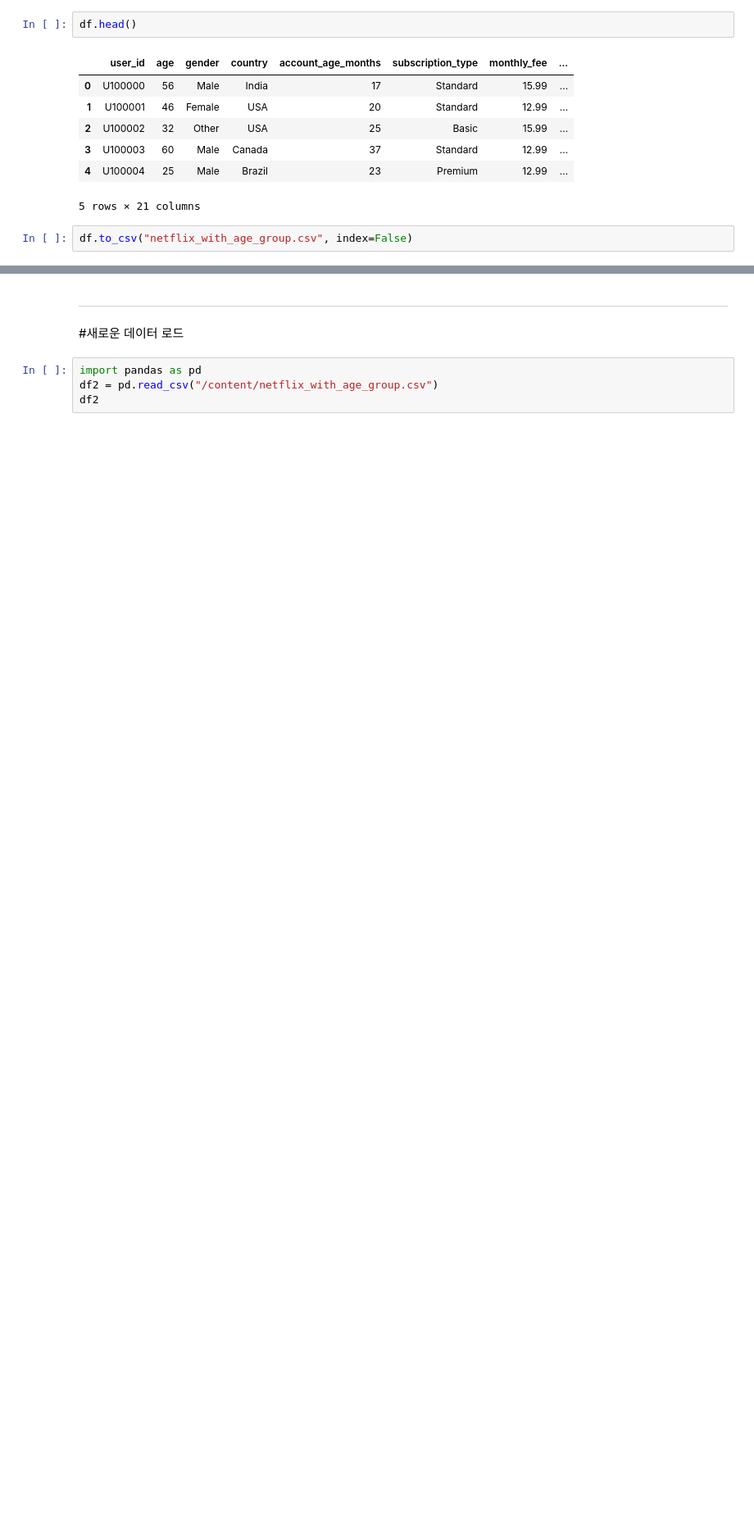
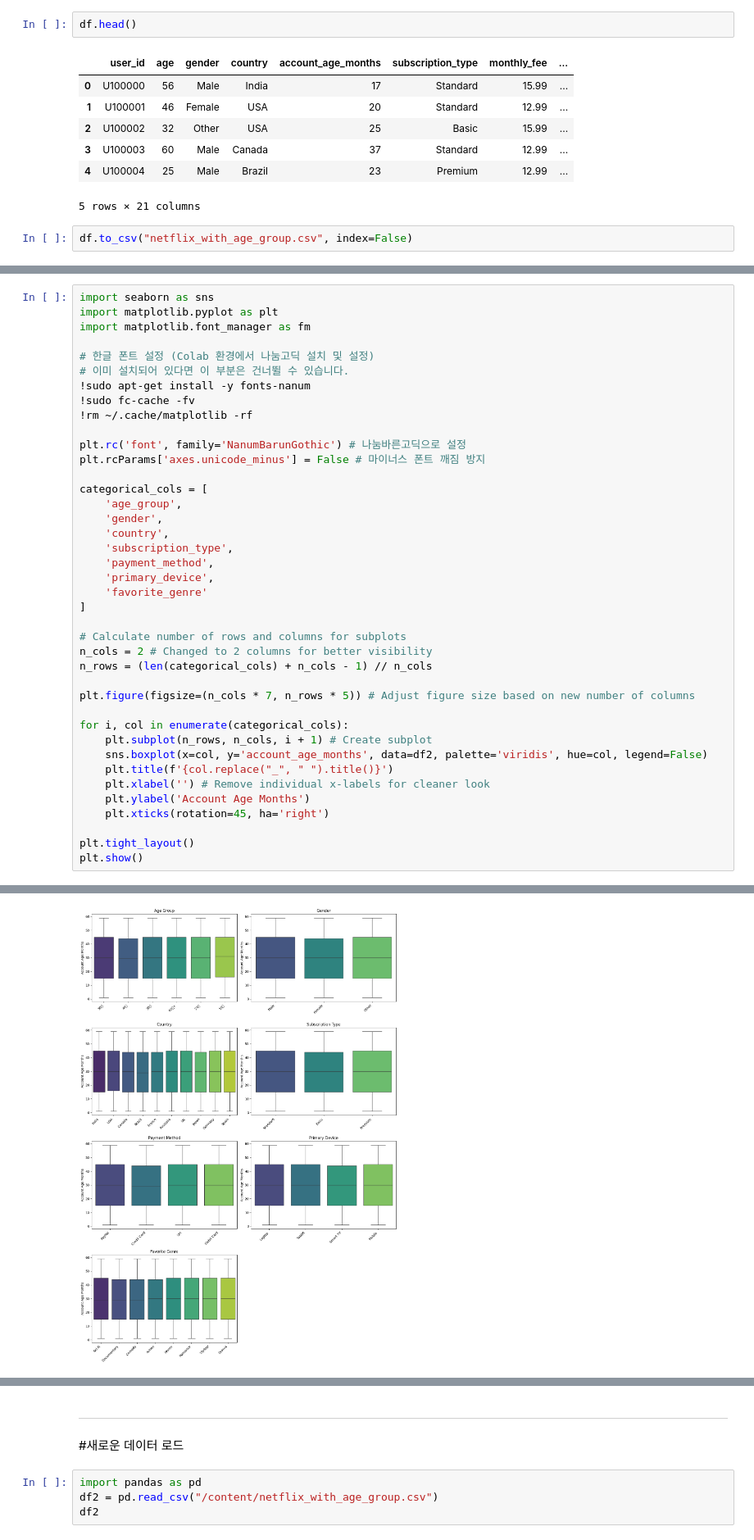
Before and after one commit to DogwonLee/Netflix-User-Behavior, a Jupyter notebook: Netflix.ipynb, the cells around one changed output, grey strips where cells are left out. Shown at 82% size. Drawn from its saved outputs; the diff is of its cells as text; blank space fills up the shorter version.

Commit message:
Colab을 통해 생성됨

```diff
--- a/Netflix.ipynb
+++ b/Netflix.ipynb
@@ -183,0 +222,41 @@ df.to_csv("netflix_with_age_group.csv", index=False)
+# %%
+import seaborn as sns
+import matplotlib.pyplot as plt
+import matplotlib.font_manager as fm
+
+# 한글 폰트 설정 (Colab 환경에서 나눔고딕 설치 및 설정)
+# 이미 설치되어 있다면 이 부분은 건너뛸 수 있습니다.
+!sudo apt-get install -y fonts-nanum
+!sudo fc-cache -fv
+!rm ~/.cache/matplotlib -rf
+
+plt.rc('font', family='NanumBarunGothic') # 나눔바른고딕으로 설정
+plt.rcParams['axes.unicode_minus'] = False # 마이너스 폰트 깨짐 방지
+
+categorical_cols = [
+    'age_group',
+    'gender',
+    'country',
+    'subscription_type',
+    'payment_method',
+    'primary_device',
+    'favorite_genre'
+]
+
+# Calculate number of rows and columns for subplots
+n_cols = 2 # Changed to 2 columns for better visibility
+n_rows = (len(categorical_cols) + n_cols - 1) // n_cols
+
+plt.figure(figsize=(n_cols * 7, n_rows * 5)) # Adjust figure size based on new number of columns
+
+for i, col in enumerate(categorical_cols):
+    plt.subplot(n_rows, n_cols, i + 1) # Create subplot
+    sns.boxplot(x=col, y='account_age_months', data=df2, palette='viridis', hue=col, legend=False)
+    plt.title(f'{col.replace("_", " ").title()}')
+    plt.xlabel('') # Remove individual x-labels for cleaner look
+    plt.ylabel('Account Age Months')
+    plt.xticks(rotation=45, ha='right')
+
+plt.tight_layout()
+plt.show()
+# %% [output]
@@ -183,0 +297 @@ df.to_csv("netflix_with_age_group.csv", index=False)
+[figure, added]
```
Also changed, not shown: parts of 11 cells of this notebook.
